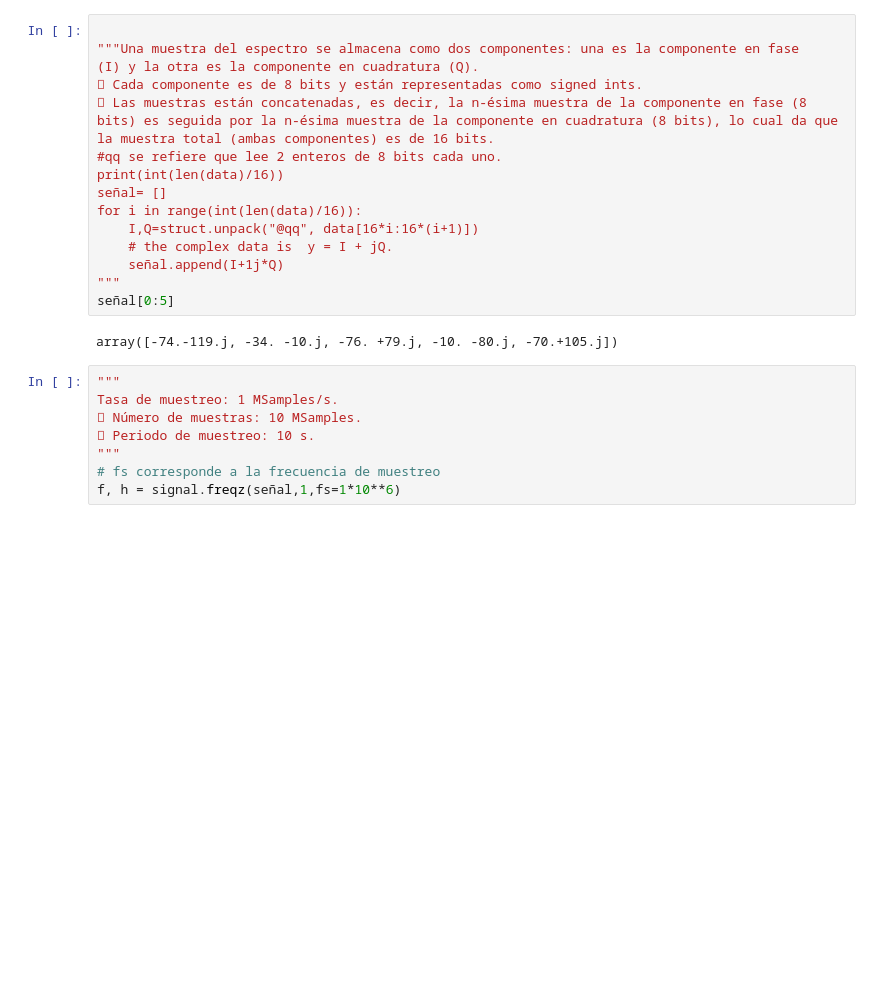
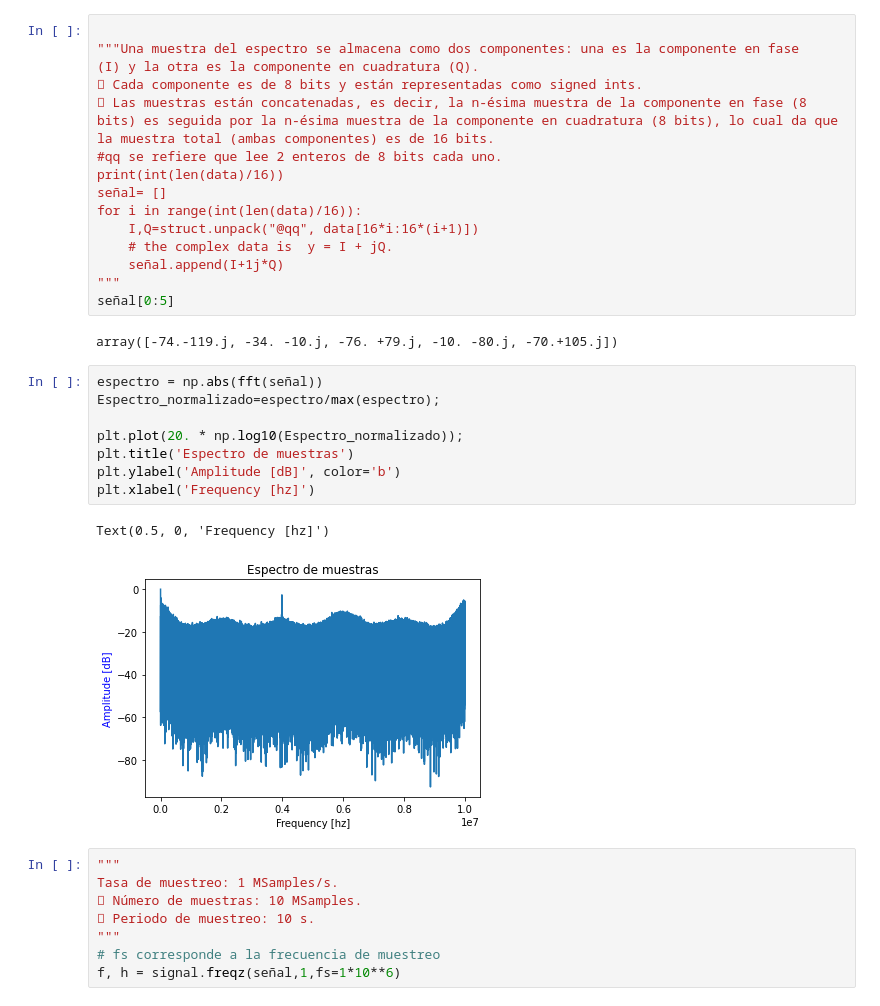
Before and after one commit to joaquinzepeda/Demodulacion-FM-Empleando-SDR-, a Jupyter notebook: Proyecto 3.ipynb, the cells around one changed output. Drawn from its saved outputs; the diff is of its cells as text; blank space fills up the shorter version.

```diff
--- a/Proyecto 3.ipynb
+++ b/Proyecto 3.ipynb
@@ -43,6 +44,17 @@ for i in range(int(len(data)/16)):
 señal[0:5]
 # %% [output]
 array([-74.-119.j, -34. -10.j, -76. +79.j, -10. -80.j, -70.+105.j])
+# %%
+espectro = np.abs(fft(señal))
+Espectro_normalizado=espectro/max(espectro);
+
+plt.plot(20. * np.log10(Espectro_normalizado));
+plt.title('Espectro de muestras')
+plt.ylabel('Amplitude [dB]', color='b')
+plt.xlabel('Frequency [hz]')
+# %% [output]
+Text(0.5, 0, 'Frequency [hz]')
+[figure, added]
 # %%
 """
 Tasa de muestreo: 1 MSamples/s.
```
Also changed, not shown: parts of 1 cell of this notebook.
